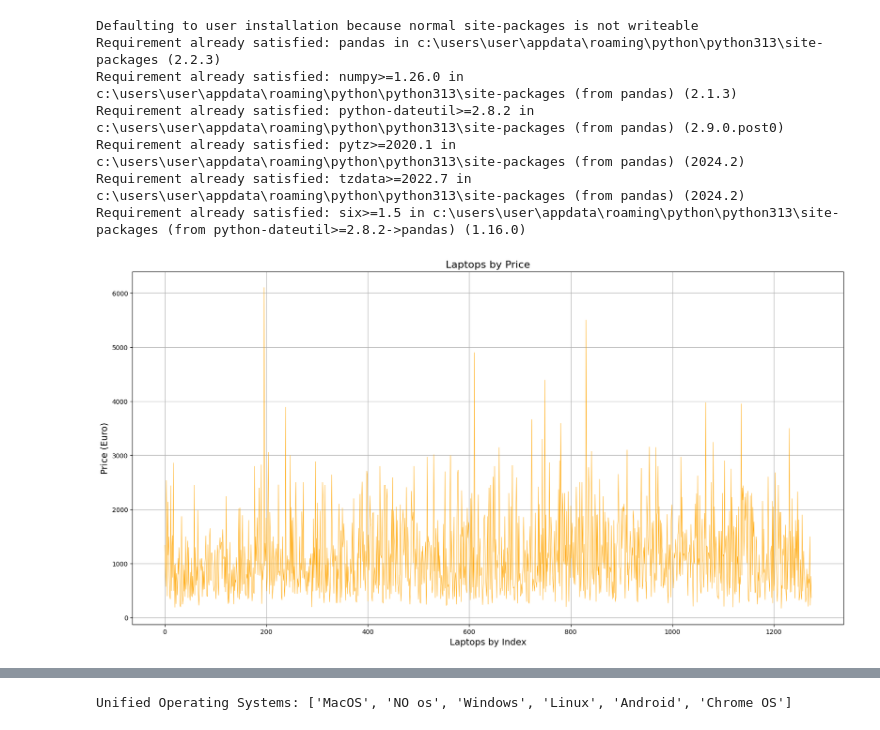
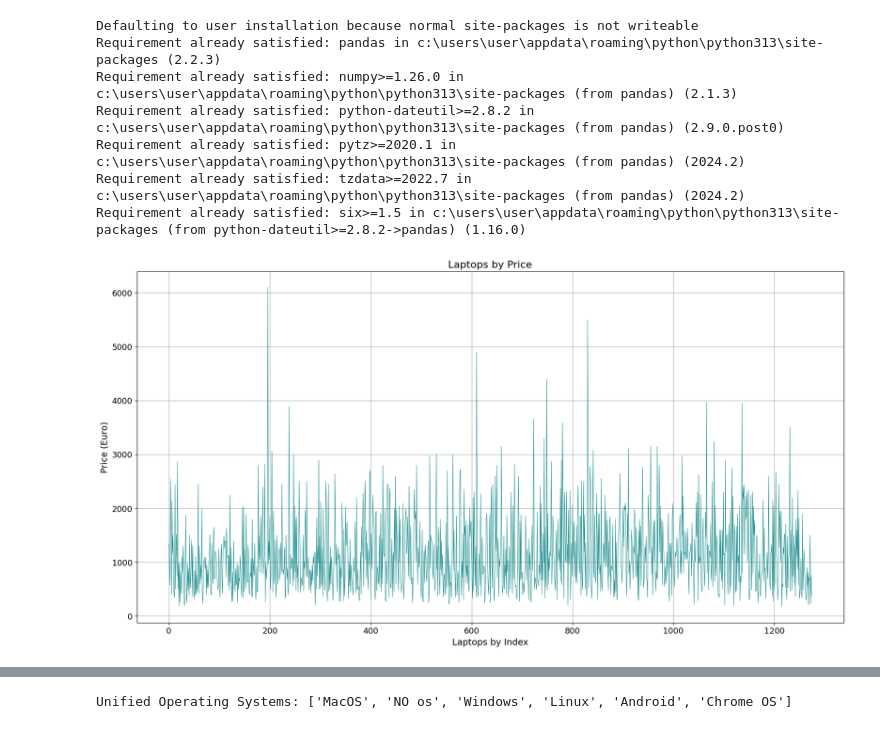
Before and after one commit to Mayadiamant/Pyhton-project, a Jupyter notebook: first_project.ipynb, the cells around one changed output, grey strips where cells are left out. Drawn from its saved outputs; the diff is of its cells as text; code cells hidden in the pictures.

```diff
--- a/first_project.ipynb
+++ b/first_project.ipynb
@@ -210,23 +210,25 @@ Requirement already satisfied: six>=1.5 in c:\users\user\appdata\roaming\python\
 # %%
 import pandas as pd
 #importing the file
 df = pd.read_csv("C:\\Users\\User\\Downloads\\laptop_price - dataset.csv")
 import matplotlib.pyplot as plt
 # creating the graph size
 plt.figure(figsize=(20, 10))
 # extracting the prices from the file and plotting the graph from the date inside.
 #I didn't need to send plot() the x axis since it take it automatically from the indexes of the file if not specified otherwise.
-plt.plot(df['Price (Euro)'], linestyle='-', linewidth= "0.6", color='orange')
+plt.plot(df['Price (Euro)'], linestyle='-', linewidth= "0.6", color='teal')
 #creating the name of the graph
 plt.title('Laptops by Price', fontsize=16)
 #creating the x and y axis lables
 plt.xlabel('Laptops by Index', fontsize=14)
 plt.ylabel('Price (Euro)', fontsize=14)
+plt.xticks(fontsize = 13)
+plt.yticks(fontsize = 13)
 plt.grid(True)
 #printing the graph, we can see in this graph that the y axis is the prices and in the x axis the laptops organized by the indexes.
 plt.show()
 # %% [output]
-[figure, old version]
+[figure, new version]
 # %%
 import pandas as pd
 import matplotlib as plt
```
Also changed, not shown: parts of 5 cells of this notebook.
